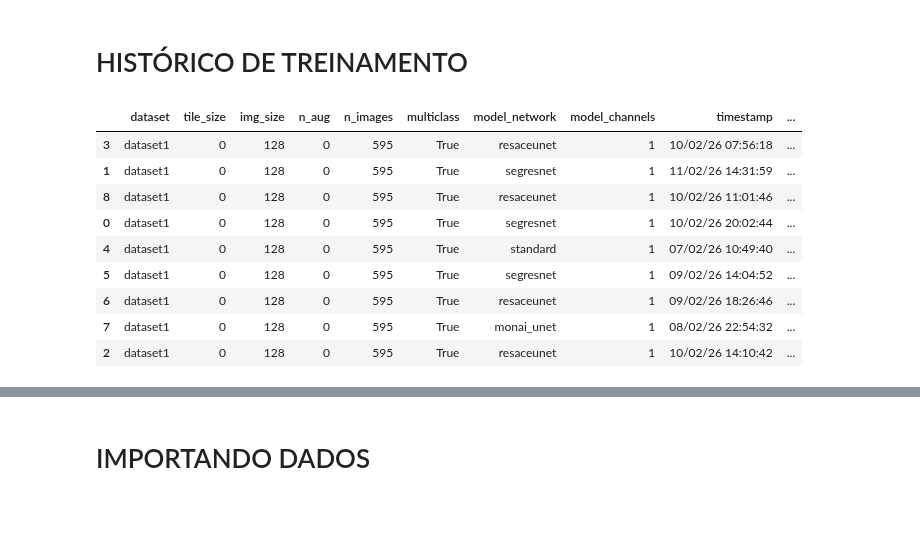
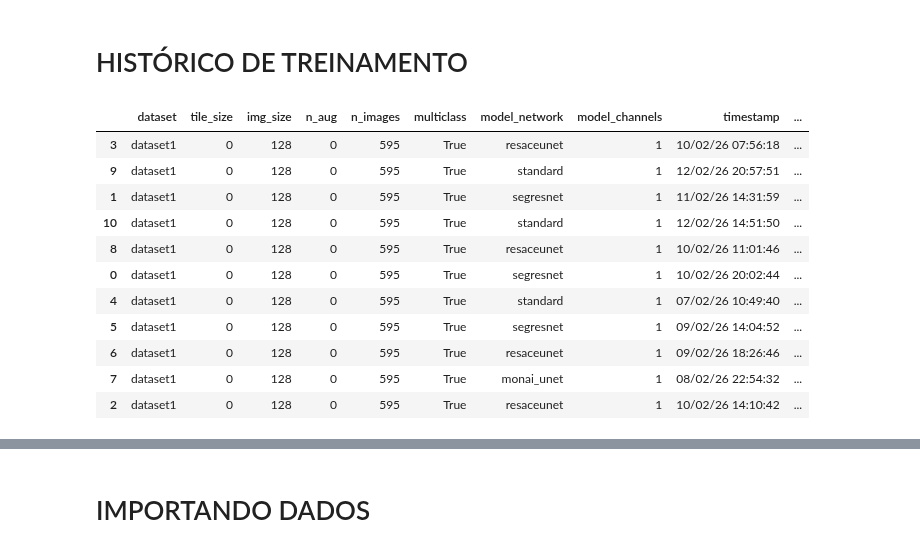
Before and after one commit to KlaussMarchi/SeismicMulticlass, a Jupyter notebook: Model/3 - PostProcessing.ipynb, the cells around one changed output, grey strips where cells are left out. Saved outputs shown, nothing was run; the diff lists cells and outputs as text; code cells hidden in the pictures; blank space fills up the shorter version.

```diff
--- a/Model/3 - PostProcessing.ipynb
+++ b/Model/3 - PostProcessing.ipynb
@@ -29,21 +29,23 @@ Quadro P6000
 # %%
 df = []
 
-for bakup in os.listdir('backup/'):
-    path = f'backup/{bakup}/info.json'
+for bakup in os.listdir('Backup/'):
+    path = f'Backup/{bakup}/info.json'
 
     with open(path, 'r', encoding='utf-8') as file:
         info = json.loads(file.read())
 
     df.append(info)
 
 
 df = pd.DataFrame(df).sort_values(by='criterion')
 df
 # %% [output]
 |  | dataset | tile_size | img_size | n_aug | n_images | multiclass | model_network | model_channels | timestamp | ... |
 | 3 | dataset1 | 0 | 128 | 0 | 595 | True | resaceunet | 1 | 10/02/26 07:56:18 | ... |
+| 9 | dataset1 | 0 | 128 | 0 | 595 | True | standard | 1 | 12/02/26 20:57:51 | ... |
 | 1 | dataset1 | 0 | 128 | 0 | 595 | True | segresnet | 1 | 11/02/26 14:31:59 | ... |
+| 10 | dataset1 | 0 | 128 | 0 | 595 | True | standard | 1 | 12/02/26 14:51:50 | ... |
 | 8 | dataset1 | 0 | 128 | 0 | 595 | True | resaceunet | 1 | 10/02/26 11:01:46 | ... |
 | 0 | dataset1 | 0 | 128 | 0 | 595 | True | segresnet | 1 | 10/02/26 20:02:44 | ... |
 | 4 | dataset1 | 0 | 128 | 0 | 595 | True | standard | 1 | 07/02/26 10:49:40 | ... |
```
Also changed, not shown: parts of 14 cells of this notebook, 11 other files.
